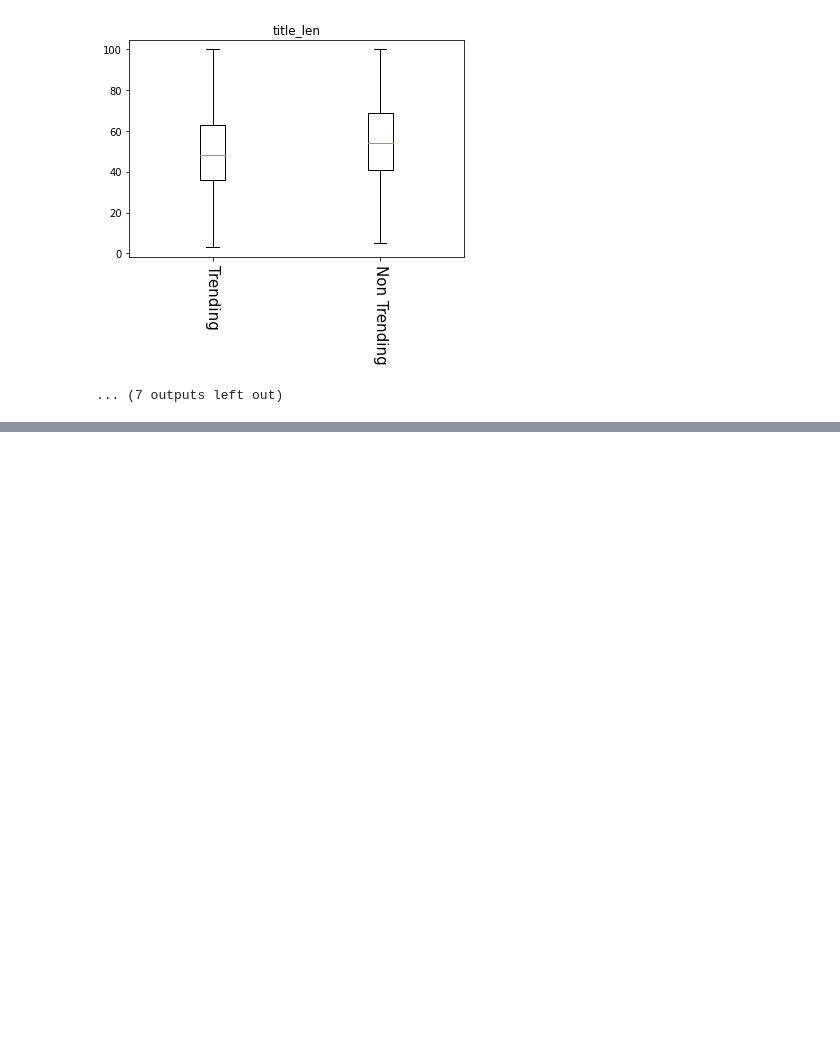
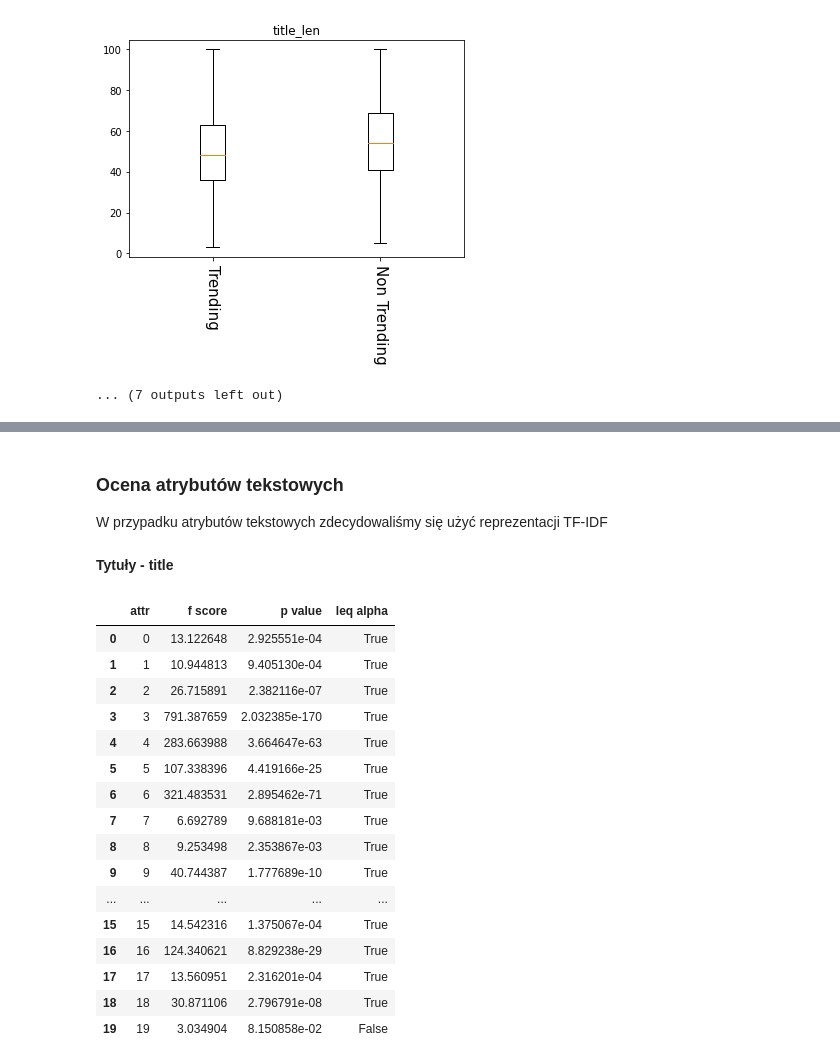
Before and after one commit to DominikKossinski/PED, a Jupyter notebook: notebooks/PED_5.ipynb, the cells around one changed output, grey strips where cells are left out. Cells and saved outputs as stored; diff of their text form; code cells hidden in the pictures; blank space fills up the shorter version.

Commit message:
text attrs with tfidf

```diff
--- a/notebooks/PED_5.ipynb
+++ b/notebooks/PED_5.ipynb
@@ -372,8 +372,6 @@ $$ H_1 $$: Średnie w poszczególnych kategoriach są różne.
 
 Przyjęty poziom istotności: $$ \alpha = 0.05 $$
 # %%
-from helpers.categories import get_categories_dict
-from helpers.files import load_csv, save_csv
 
 numeric_attrs = [
     "views", "likes", "dislikes", "comment_count", "description_len", "title_len", "channel_title_len",
@@ -381,30 +379,18 @@ numeric_attrs = [
 ]
 
 
-def plot_categories(title: str, categories_dict: dict, data: pd.DataFrame) -> list:
-    nan_count = data["new_category_id"].isna().sum()
-    plt.title(title)
-    attr_c = data["new_category_id"].value_counts()
-    attr_c = attr_c.rename_axis("new_category_id").reset_index(name="count")
-    labels = [categories_dict[i] for i in attr_c["new_category_id"]]
-    plt.bar(labels, attr_c["count"])
-    plt.xticks(rotation=270, fontsize=15)
-    plt.show()
-
-    print(f"{title} Liczba wartości 'nan':{nan_count}")
-    return attr_c["new_category_id"].tolist()
-
-def anova(data: List[pd.DataFrame], attr: str):
+def anova(data: List[pd.DataFrame], attr: str, show_plots: bool = True):
     data_set = list(map(lambda x: x[attr].dropna(), data))
     f_score, p_value = stats.f_oneway(
         *data_set
     )
     print(f"{attr}: f_score = {f_score} p_value = {p_value}")
-    plt.title(attr)
-    plt.boxplot(data_set, showfliers=False)
-    labels = ["Trending", "Non Trending"]
-    plt.xticks(np.arange(1, len(labels) + 1), labels, rotation=270, fontsize=15)
-    plt.show()
+    if show_plots:
+        plt.title(attr)
+        plt.boxplot(data_set, showfliers=False)
+        labels = ["Trending", "Non Trending"]
+        plt.xticks(np.arange(1, len(labels) + 1), labels, rotation=270, fontsize=15)
+        plt.show()
     return f_score, p_value
 # %%
 data_set = [trending_videos, non_trending_videos]
@@ -452,0 +420,41 @@ non_trending_videos
+# %% [markdown]
+### Ocena atrybutów tekstowych
+
+W przypadku atrybutów tekstowych zdecydowaliśmy się użyć reprezentacji TF-IDF
+# %%
+n_features = 20
+# %% [markdown]
+**Tytuły - title**
+# %%
+title_tfidf = add_tfidf_args("title", n_features)
+trending_tfidf = title_tfidf[:len(trending_videos)]
+non_trending_tfidf = title_tfidf[len(trending_videos):]
+
+f_scores = pd.DataFrame()
+for i in range(n_features):
+    data_set = [trending_tfidf[i], non_trending_tfidf[i]]
+    f_score, p_value = stats.f_oneway(
+        *data_set
+    )
+    f_scores = f_scores.append(pd.DataFrame(
+        data={"attr": [i], "f score": [f_score], "p value": [p_value], "leq alpha": [p_value <= alpha]}
+    ), ignore_index=True)
+f_scores
+# %% [output]
+|  | attr | f score | p value | leq alpha |
+| 0 | 0 | 13.122648 | 2.925551e-04 | True |
+| 1 | 1 | 10.944813 | 9.405130e-04 | True |
+| 2 | 2 | 26.715891 | 2.382116e-07 | True |
+| 3 | 3 | 791.387659 | 2.032385e-170 | True |
+| 4 | 4 | 283.663988 | 3.664647e-63 | True |
+| 5 | 5 | 107.338396 | 4.419166e-25 | True |
+| 6 | 6 | 321.483531 | 2.895462e-71 | True |
+| 7 | 7 | 6.692789 | 9.688181e-03 | True |
+| 8 | 8 | 9.253498 | 2.353867e-03 | True |
+| 9 | 9 | 40.744387 | 1.777689e-10 | True |
+| ... | ... | ... | ... | ... |
+| 15 | 15 | 14.542316 | 1.375067e-04 | True |
+| 16 | 16 | 124.340621 | 8.829238e-29 | True |
+| 17 | 17 | 13.560951 | 2.316201e-04 | True |
+| 18 | 18 | 30.871106 | 2.796791e-08 | True |
+| 19 | 19 | 3.034904 | 8.150858e-02 | False |
```
Also changed, not shown: parts of 13 cells of this notebook, 8 other files.
